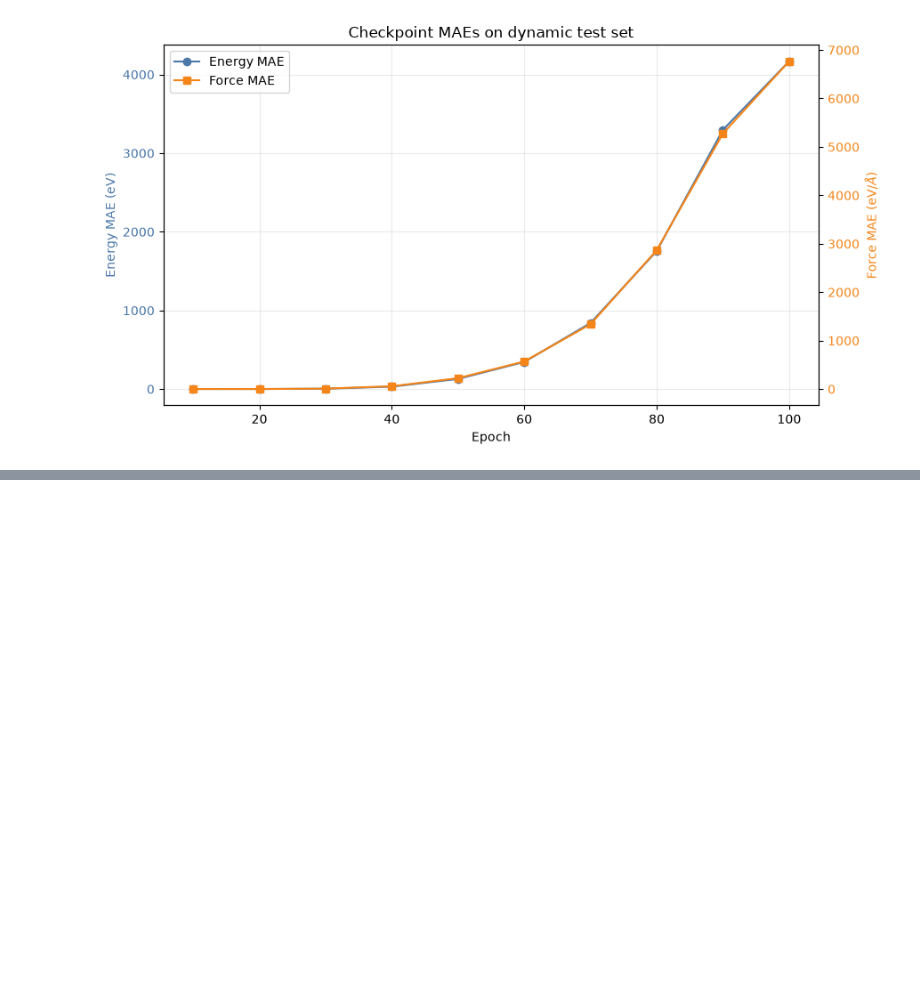
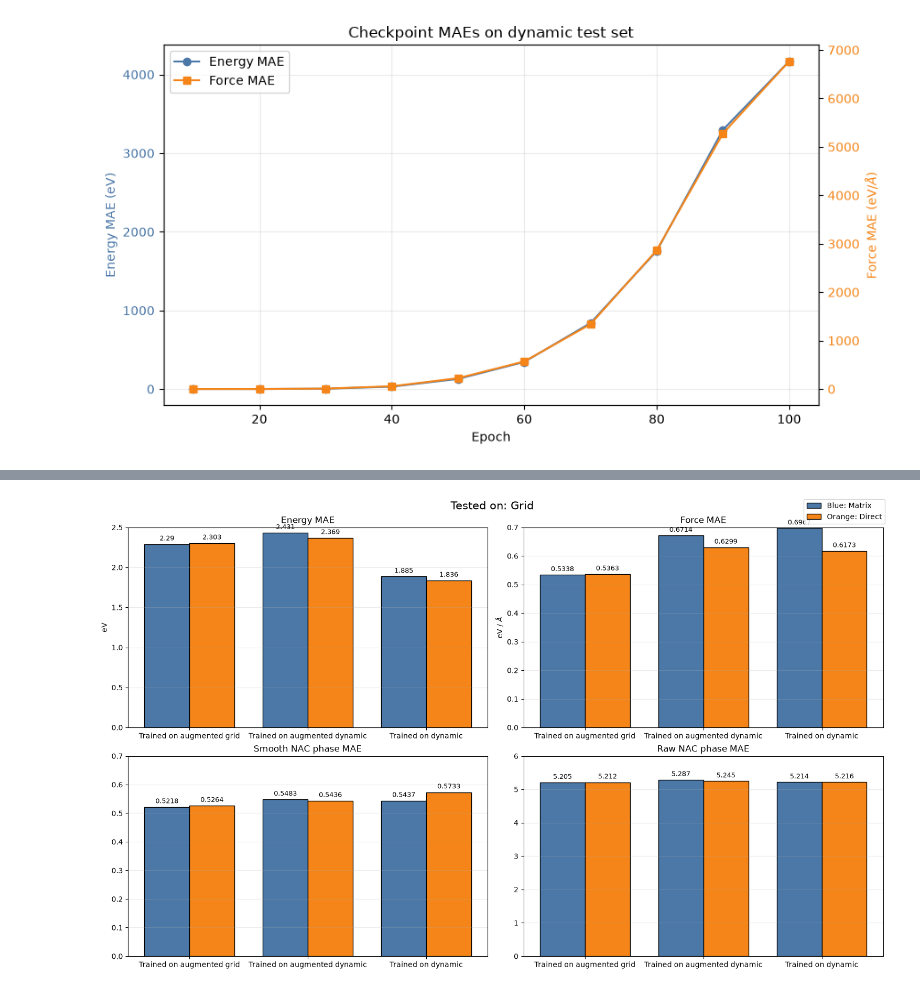
Before and after one commit to yoghurtfork/X-MACE-sampling, a Jupyter notebook: notebooks/plots.ipynb, the cells around one changed output, grey strips where cells are left out. Saved outputs shown, nothing was run; the diff lists cells and outputs as text; code cells hidden in the pictures; blank space fills up the shorter version.

```diff
--- a/notebooks/plots.ipynb
+++ b/notebooks/plots.ipynb
@@ -213,0 +289,77 @@ plt.show()
+# %%
+# Manual grid-test MAE entry. Replace every None below with the corresponding MAE.
+import matplotlib.pyplot as plt
+
+RUN_PAIRS = [(15, 18), (16, 19), (17, 20)]  # blue, orange
+RUN_LABELS = {
+    15: 'Trained on augmented grid',
+    16: 'Trained on augmented dynamic',
+    17: 'Trained on dynamic',
+    18: 'Run 18',
+    19: 'Run 19',
+    20: 'Run 20',
+}
+GRID_TEST_LABEL = 'Grid'  # Edit the figure title.
+
+# Enter the four MAEs for each run here.
+GRID_TEST_MAES = {
+    15: {'energy_mae_ev': 2.2897732, 'force_mae_ev_per_ang': 0.5338054, 'smooth_nac_phase_mae': 0.5218276381492615, 'raw_nac_phase_mae': 5.204527854919434},
+    16: {'energy_mae_ev': 2.4310873, 'force_mae_ev_per_ang': 0.6714452, 'smooth_nac_phase_mae': 0.5483177304267883, 'raw_nac_phase_mae': 5.2870330810546875},
+    17: {'energy_mae_ev': 1.8852063, 'force_mae_ev_per_ang': 0.6967122, 'smooth_nac_phase_mae': 0.5436989068984985, 'raw_nac_phase_mae': 5.213987350463867},
+    18: {'energy_mae_ev': 2.3027737, 'force_mae_ev_per_ang': 0.53626937, 'smooth_nac_phase_mae': 0.5264402627944946, 'raw_nac_phase_mae': 5.211886882781982},
+    19: {'energy_mae_ev': 2.3686476, 'force_mae_ev_per_ang': 0.62994456, 'smooth_nac_phase_mae': 0.5435513257980347, 'raw_nac_phase_mae': 5.245264053344727},
+    20: {'energy_mae_ev': 1.8358666, 'force_mae_ev_per_ang': 0.6172772, 'smooth_nac_phase_mae': 0.5733281970024109, 'raw_nac_phase_mae': 5.216135025024414},
+}
+
+METRICS = {
+    'energy_mae_ev': ('Energy MAE', 'eV'),
+    'force_mae_ev_per_ang': ('Force MAE', r'eV / $\AA$'),
+    'smooth_nac_phase_mae': ('Smooth NAC phase MAE', ''),
+    'raw_nac_phase_mae': ('Raw NAC phase MAE', ''),
+}
+YLIMS = {
+    'energy_mae_ev': (0, 2.5),
+    'force_mae_ev_per_ang': (0, 0.7),
+    'smooth_nac_phase_mae': (0, 0.7),
+    'raw_nac_phase_mae': (0, 6),
+}
+
+runs = [run for pair in RUN_PAIRS for run in pair]
+missing = [
+    f'run_{run}: {metric_key}'
+    for run in runs
+    for metric_key in METRICS
+    if GRID_TEST_MAES[run][metric_key] is None
+]
+if missing:
+    raise ValueError('Enter all grid-test MAEs before plotting: ' + ', '.join(missing))
+
+fig, axes = plt.subplots(2, 2, figsize=(15, 9), constrained_layout=True)
+pair_positions = list(range(len(RUN_PAIRS)))
+first_runs = [pair[0] for pair in RUN_PAIRS]
+second_runs = [pair[1] for pair in RUN_PAIRS]
+for axis, (metric_key, (metric_label, unit)) in zip(axes.flat, METRICS.items()):
+    first_bars = axis.bar(
+        [position - 0.19 for position in pair_positions],
+        [GRID_TEST_MAES[run][metric_key] for run in first_runs],
+        width=0.38, color='#4C78A8', edgecolor='black', label='Blue: Matrix',
+    )
+    second_bars = axis.bar(
+        [position + 0.19 for position in pair_positions],
+        [GRID_TEST_MAES[run][metric_key] for run in second_runs],
+        width=0.38, color='#F58518', edgecolor='black', label='Orange: Direct',
+    )
+    axis.bar_label(first_bars, fmt='%.4g', padding=3, fontsize=9)
+    axis.bar_label(second_bars, fmt='%.4g', padding=3, fontsize=9)
+    axis.set_xticks(pair_positions, [RUN_LABELS[first_run] for first_run, _ in RUN_PAIRS])
+    axis.set_title(metric_label)
+    axis.set_ylabel(unit)
+    axis.set_ylim(YLIMS[metric_key])
+    axis.grid(axis='y', alpha=0.25)
+    axis.tick_params(axis='x', rotation=0)
+
+fig.legend(*axes[0, 0].get_legend_handles_labels(), loc='upper right')
+fig.suptitle(f'Tested on: {GRID_TEST_LABEL}', fontsize=15)
+plt.show()
+# %% [output]
+[figure, added]
```
Also changed, not shown: parts of 4 cells of this notebook.
